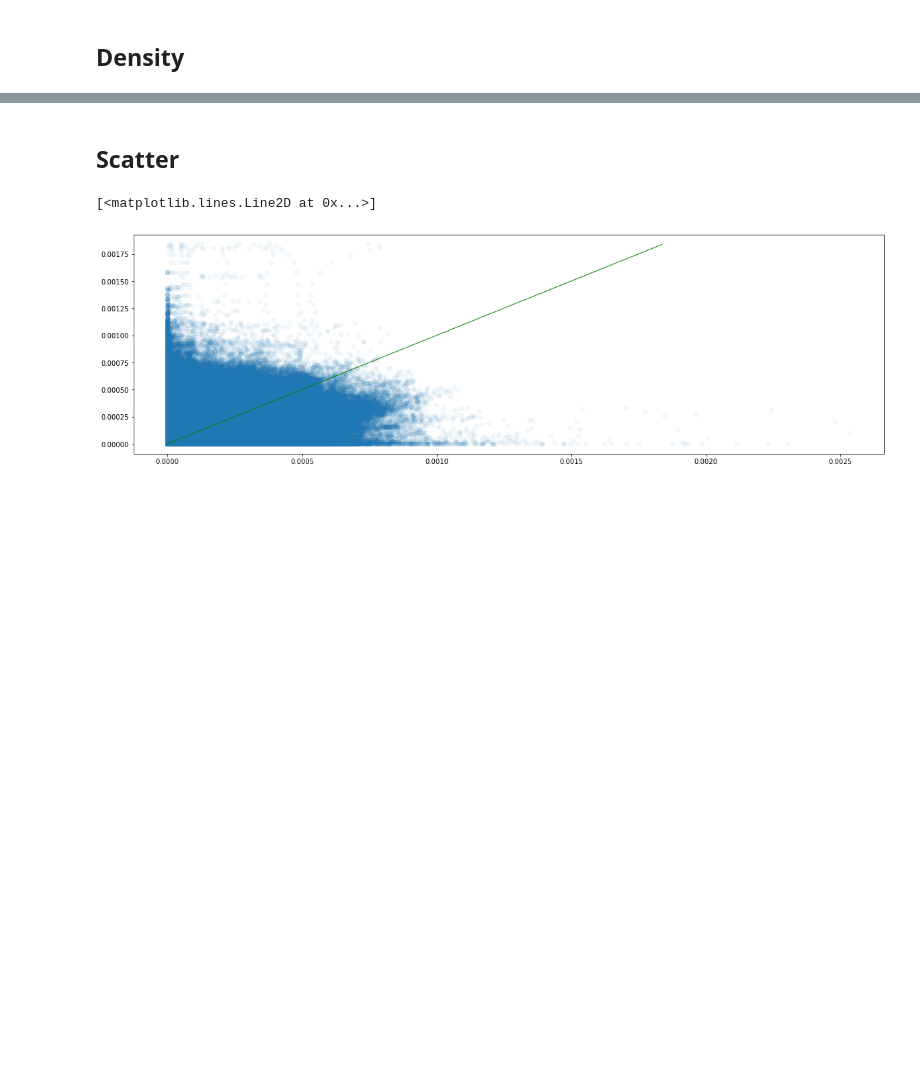
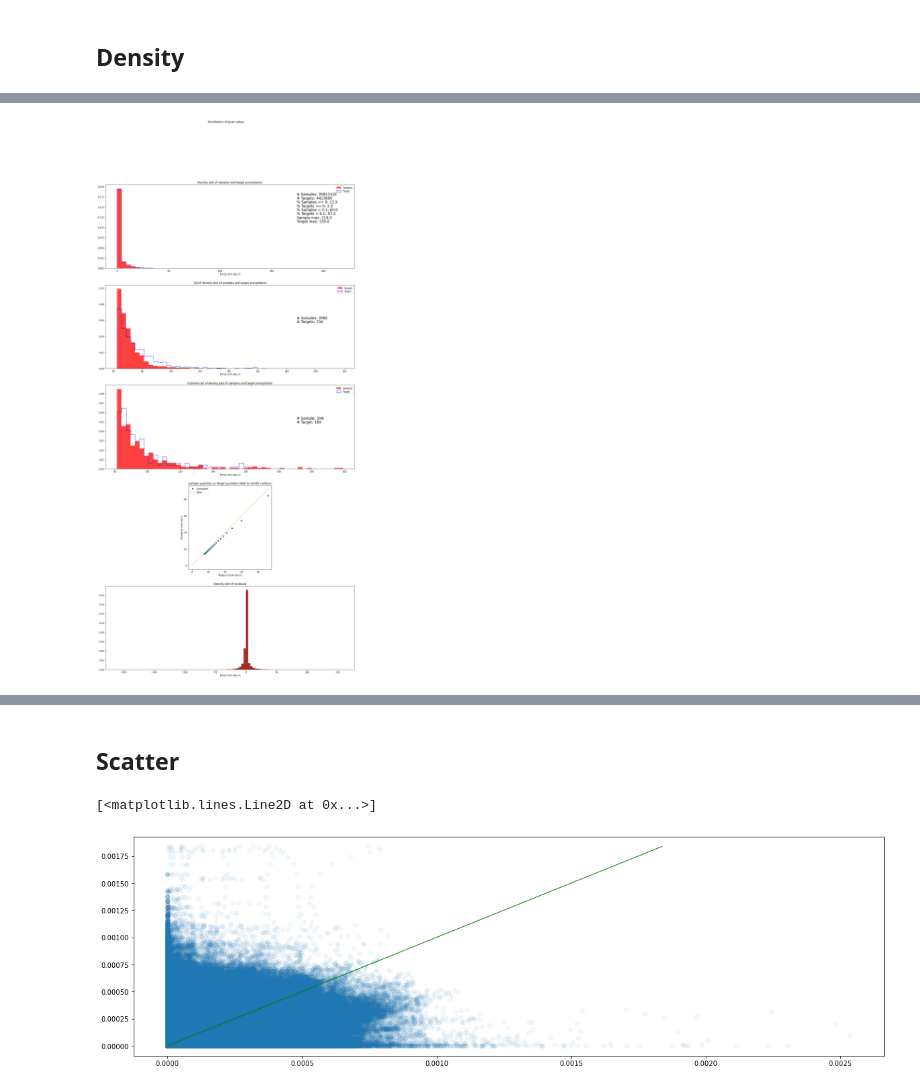
Before and after one commit to henryaddison/ml-downscaling-emulation, a Jupyter notebook: notebooks/exploration/Evaluation vorticity.ipynb, the cells around one changed output, grey strips where cells are left out. Cells and saved outputs as stored; diff of their text form; code cells hidden in the pictures; blank space fills up the shorter version.

```diff
--- a/notebooks/exploration/Evaluation vorticity.ipynb
+++ b/notebooks/exploration/Evaluation vorticity.ipynb
@@ -71,6 +71,12 @@ float64
 ...
 [4423680 values with dtype=float64]
 Attributes: (0)
+# %%
+pred_pr = merged_ds["pred_pr"]
+target_pr = merged_ds["target_pr"]
+
+total_pred_pr = merged_ds["pred_pr"].sum(dim=["grid_longitude", "grid_latitude"])
+total_target_pr = merged_ds["target_pr"].sum(dim=["grid_longitude", "grid_latitude"])
 # %% [markdown]
 ## Samples
 # %%
@@ -144,0 +217,9 @@ plt.show()
+# %%
+quantiles = np.linspace(0.9,0.999,20)
+target_quantiles = target_pr.quantile(quantiles)
+pred_quantiles = pred_pr.chunk(dict(sample_id=-1)).quantile(quantiles)
+
+# distribution_figure(target_pr, pred_pr, target_quantiles, pred_quantiles, 40, 80, "Distribution of pixel values")
+distribution_figure(target_pr, pred_pr, target_quantiles, pred_quantiles, pred_pr.chunk(dict(sample_id=-1)).quantile(0.9999), pred_pr.chunk(dict(sample_id=-1)).quantile(0.99999), "Distribution of pixel values")
+# %% [output]
+[figure, added]
```
Also changed, not shown: parts of 12 cells of this notebook.
